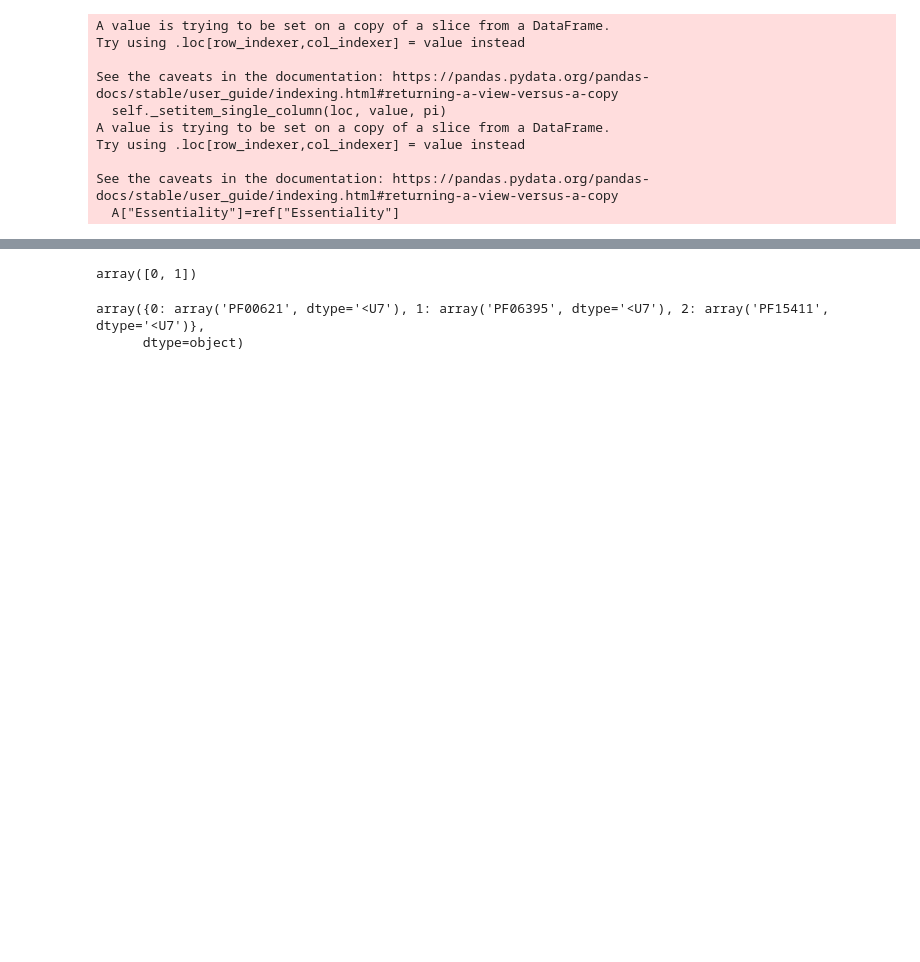
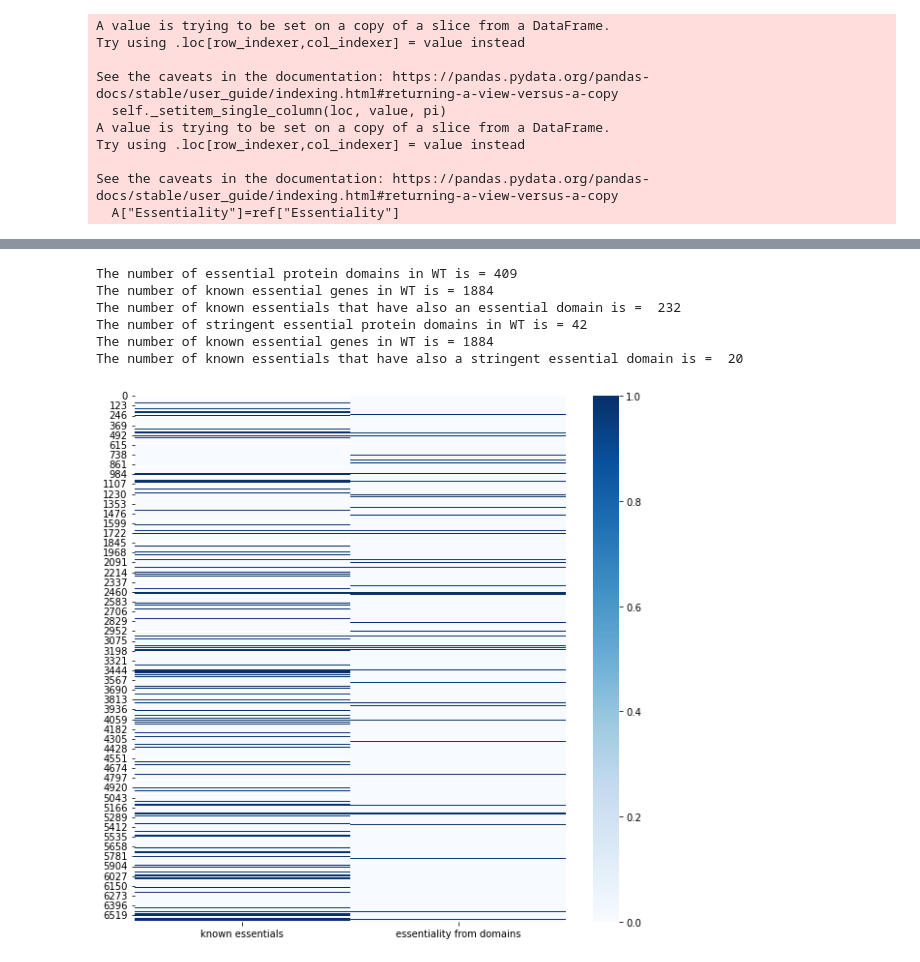
Before and after one commit to SATAY-LL/comparative-analysis-among-strains, a Jupyter notebook: src/analysis_proteins_domains.ipynb, the cells around one changed output, grey strips where cells are left out. Drawn from its saved outputs; the diff is of its cells as text; code cells hidden in the pictures; blank space fills up the shorter version.

Commit message:
analysis of essential domains WT

```diff
--- a/src/analysis_proteins_domains.ipynb
+++ b/src/analysis_proteins_domains.ipynb
@@ -324,13 +308,35 @@ list_data_pd_merged_pd.loc[key]
-# %%
-b=[0,0,3]
-tmp=np.where(np.array(b)==0)[0]
-#b[(tmp+1).tolist()[0]]
-
-tmp
-# %% [output]
-array([0, 1])
-# %%
-list_data_pd_merged_pd.loc[key,gene]["protein domain"]
-# %% [output]
-array({0: array('PF00621', dtype='<U7'), 1: array('PF06395', dtype='<U7'), 2: array('PF15411', dtype='<U7')},
-      dtype=object)
+# %%
+maybe_essentials_df=pd.DataFrame.from_dict(maybe_essentials,orient="index")
+
+maybe_essentials_df.columns=["maybe essentials domains"]
+
+true_essentials_df=pd.DataFrame.from_dict(true_essentials,orient="index")
+
+true_essentials_df.columns=["true essentials domains"]
+# %%
+essentials_wt=list_data_pd_merged_pd.loc["wt_merged"]["Essentiality"].tolist()
+
+# append the true essentials gene from the proteins domains
+essentials_domains=[]
+essentials_domains_stringent=[]
+for gene in list_data_pd_merged_pd.loc["wt_merged"].index:
+    essentials_domains.append(np.array(maybe_essentials_df.loc[[("wt_merged",gene)],:])[0][0])
+    essentials_domains_stringent.append(np.array(true_essentials_df.loc[[("wt_merged",gene)],:])[0][0])
+# %%
+
+print("The number of essential protein domains in WT is =",len(essentials_wt)-len(np.where(np.array(essentials_domains)==0)[0]))
+print("The number of known essential genes in WT is =",len(essentials_wt)-len(np.where(np.array(essentials_wt)==0)[0]))
+print("The number of known essentials that have also an essential domain is = ",
+len(np.intersect1d(np.where(np.array(essentials_wt)==1)[0],np.where(np.array(essentials_domains)==1)[0])))
+
+print("The number of stringent essential protein domains in WT is =",len(essentials_wt)-len(np.where(np.array(essentials_domains_stringent)==0)[0]))
+print("The number of known essential genes in WT is =",len(essentials_wt)-len(np.where(np.array(essentials_wt)==0)[0]))
+print("The number of known essentials that have also a stringent essential domain is = ",
+len(np.intersect1d(np.where(np.array(essentials_wt)==1)[0],np.where(np.array(essentials_domains_stringent)==1)[0])))
+# %% [output]
+The number of essential protein domains in WT is = 409
+The number of known essential genes in WT is = 1884
+The number of known essentials that have also an essential domain is =  232
+The number of stringent essential protein domains in WT is = 42
+The number of known essential genes in WT is = 1884
+The number of known essentials that have also a stringent essential domain is =  20
@@ -336,0 +364,11 @@ array({0: array('PF00621', dtype='<U7'), 1: array('PF06395', dtype='<U7'), 2: ar
+# %%
+a=[essentials_wt,essentials_domains]
+
+a_df=pd.DataFrame(a).T
+a_df.columns=["known essentials","essentiality from domains"]
+
+plt.figure(figsize=(10,10))
+sns.heatmap(a_df,cmap="Blues")
+plt.savefig("../figures/fig_heatmap_known_esentials_vs_essentiality_from_domains_wt.png",dpi=300)
+# %% [output]
+[figure, added]
```
Also changed, not shown: parts of 7 cells of this notebook, 5 other files.
